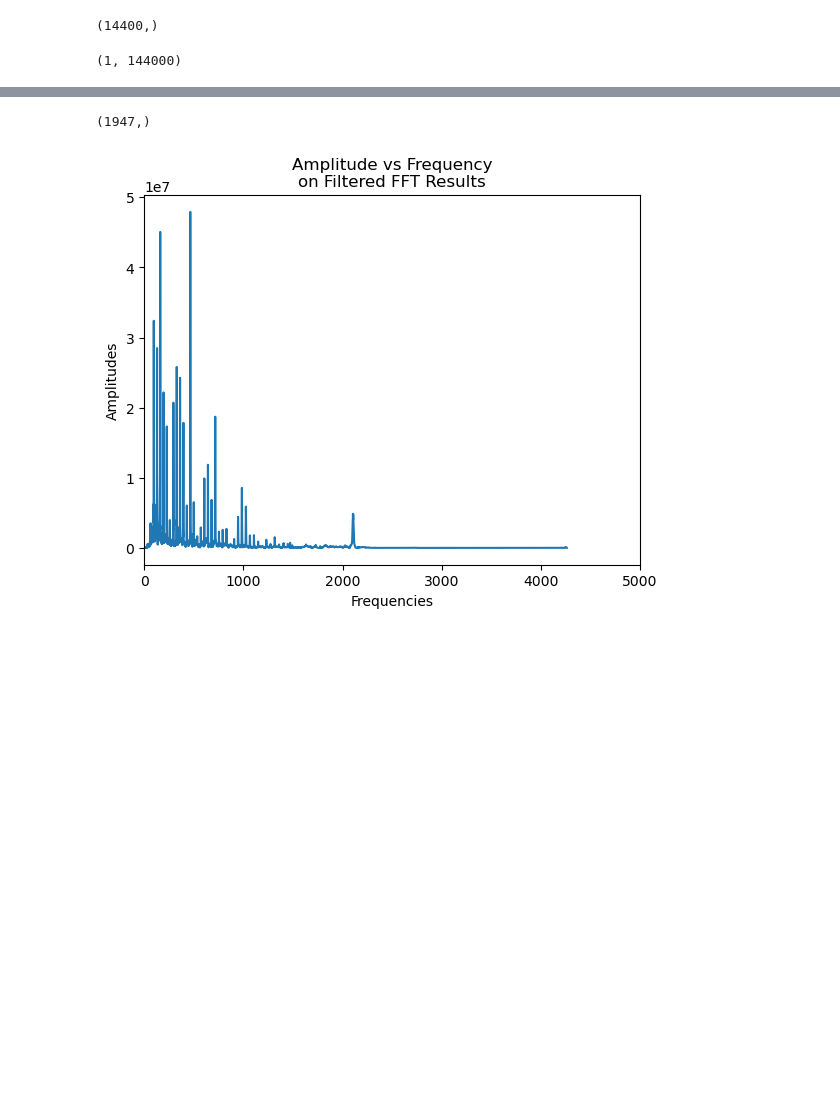
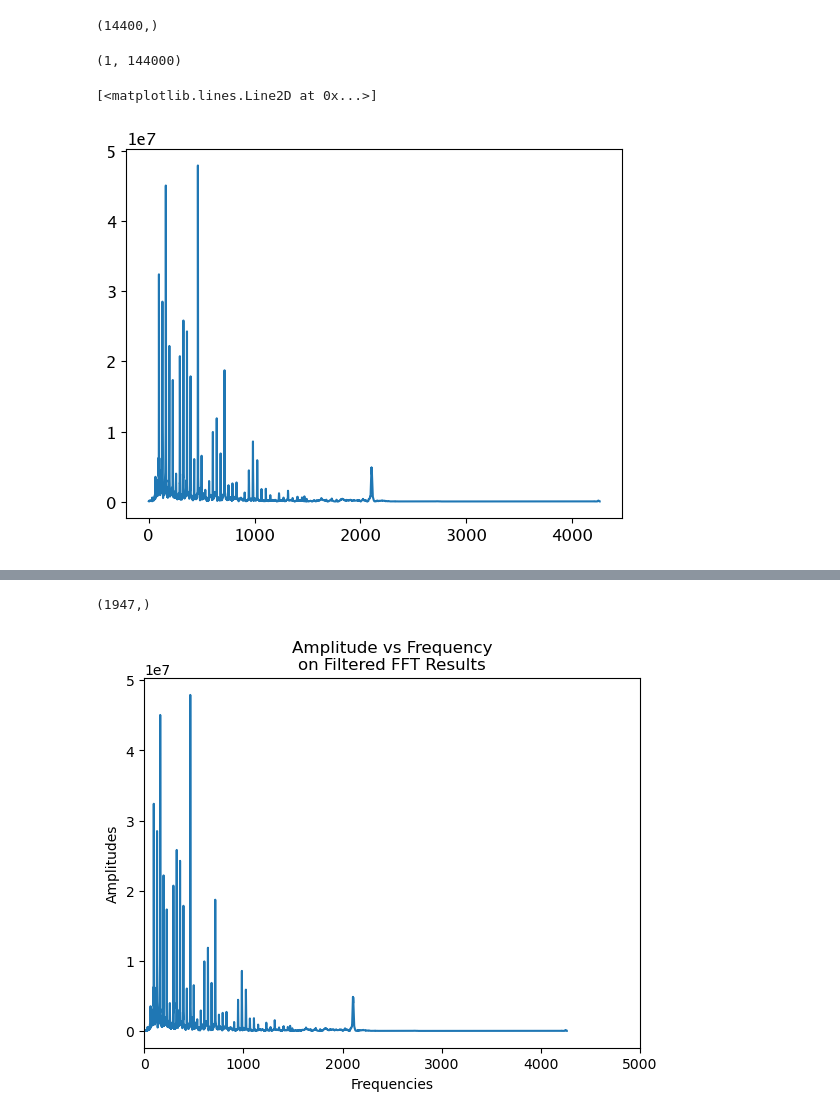
Before and after one commit to VamsiImmanneni/Sound-Separation-Project, a Jupyter notebook: Analysis-Midway.ipynb, the cells around one changed output, grey strips where cells are left out. Drawn from its saved outputs; the diff is of its cells as text; code cells hidden in the pictures; blank space fills up the shorter version.

```diff
--- a/Analysis-Midway.ipynb
+++ b/Analysis-Midway.ipynb
@@ -146,4 +146,9 @@ fft_arr.shape
 (1, 144000)
 # %%
 tx, ty = filter_median_and_max(x_fft,np.ravel(np.abs(fft_arr)))
+# %%
+plt.plot(tx,ty)
+# %% [output]
+[<matplotlib.lines.Line2D at 0x...>]
+[figure, added]
 # %%
```
Also changed, not shown: parts of 1 cell of this notebook, 10 other files.
